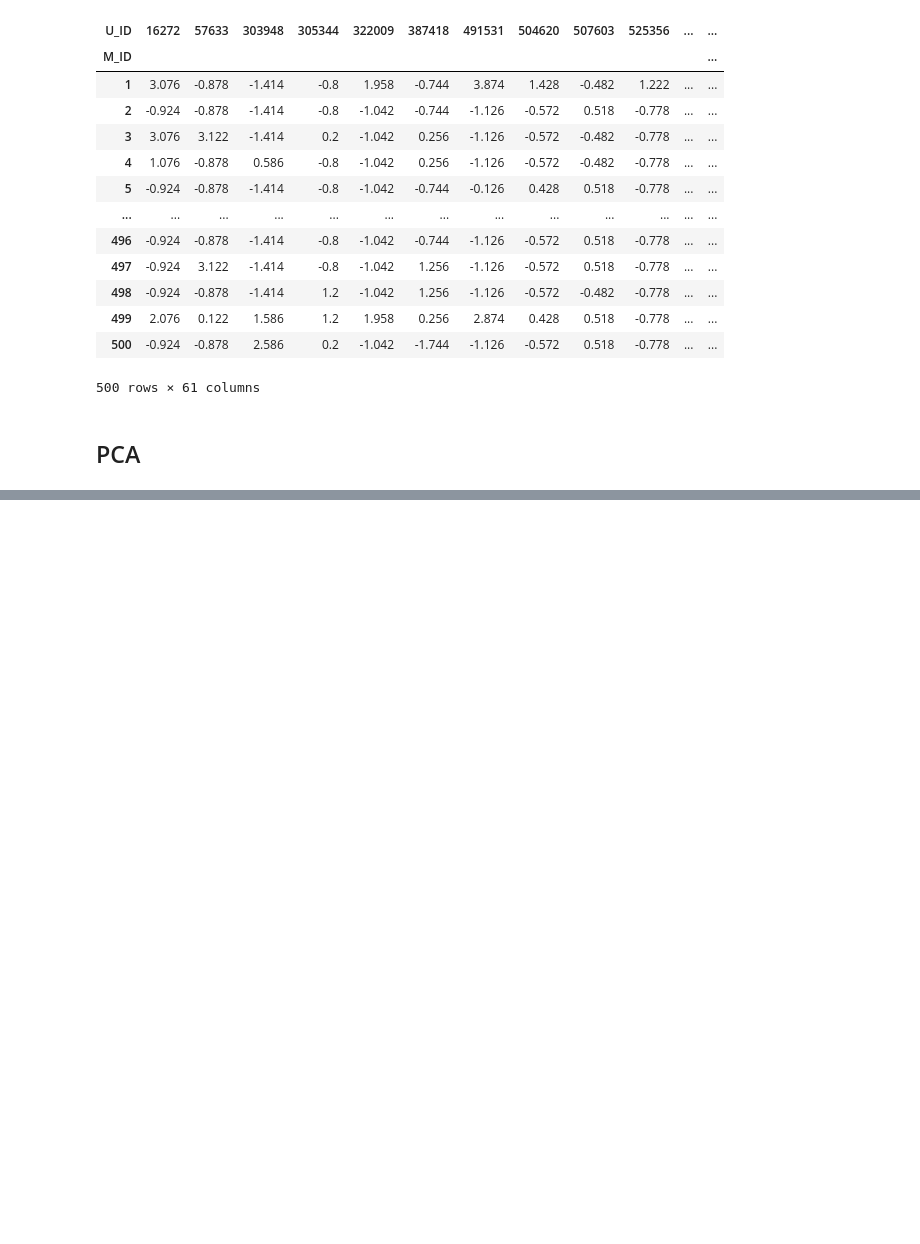
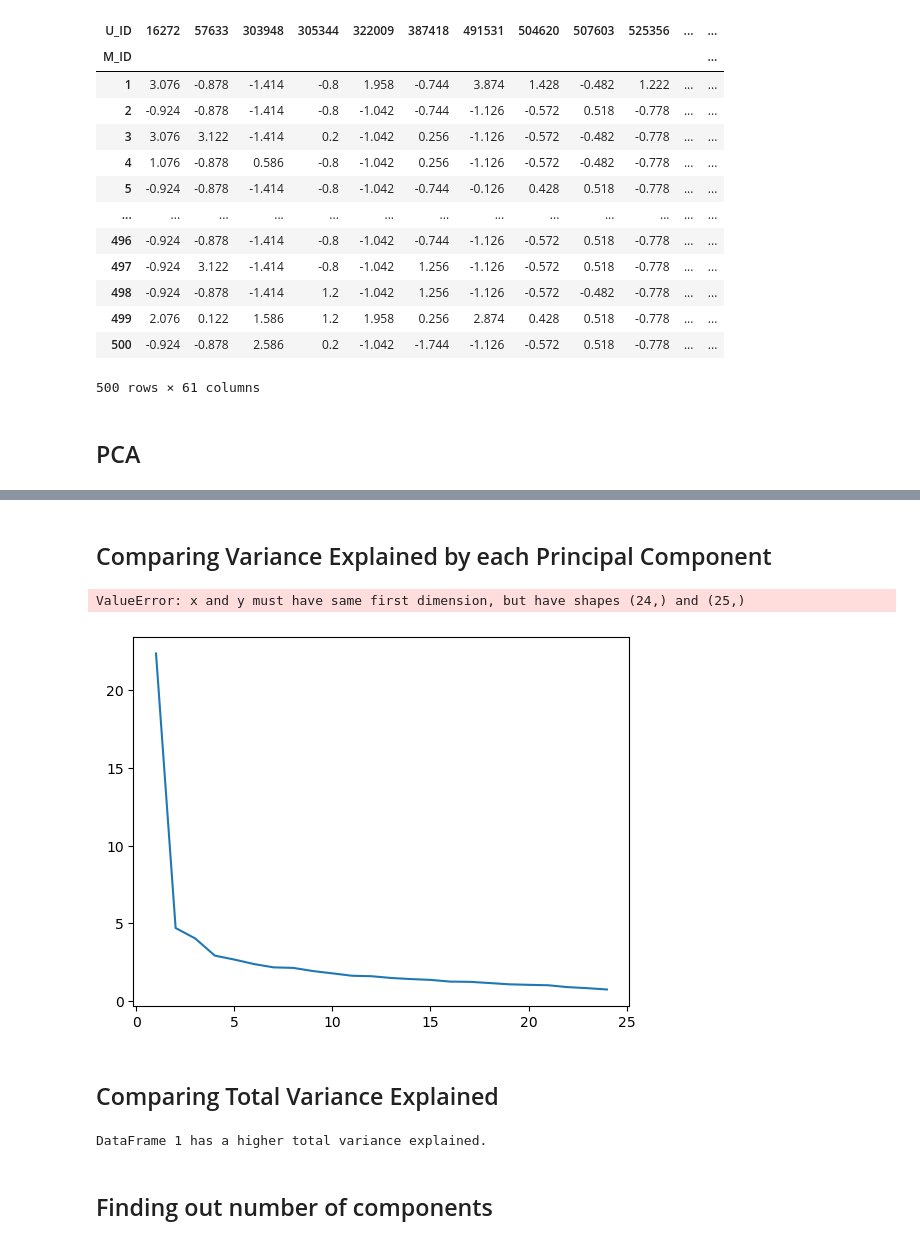
Before and after one commit to LeniaMalki/DistributedDataCompressionProject, a Jupyter notebook: DataProcessor .ipynb, the cells around one changed output, grey strips where cells are left out. Cells and saved outputs as stored; diff of their text form; code cells hidden in the pictures; blank space fills up the shorter version.

```diff
--- a/DataProcessor .ipynb
+++ b/DataProcessor .ipynb
@@ -202,0 +233,36 @@ print(dist_matrix)
+# %% [markdown]
+## Comparing Variance Explained by each Principal Component
+# %%
+# Step 1: Compute variance explained by each principal component for each dataframe
+variance_explained_1 = PCA_df_1.var(axis=0)
+variance_explained_2 = PCA_df_2.var(axis=0)
+
+# Step 2: Plot the variance explained
+x = range(1, len(variance_explained_1) + 1)  # X-axis values for principal components
+plt.plot(x, variance_explained_1, label='PCA_df_1')
+plt.plot(x, variance_explained_2, label='PCA_df_2')
+plt.xlabel('Principal Component')
+plt.ylabel('Variance Explained')
+plt.legend()
+plt.show()
+# %% [output]
+ValueError: x and y must have same first dimension, but have shapes (24,) and (25,)
+[figure, added]
+# %% [markdown]
+## Comparing Total Variance Explained
+# %%
+# Compute total variance explained for each dataframe
+total_variance_1 = PCA_df_1.sum().sum()
+total_variance_2 = PCA_df_2.sum().sum()
+
+# Compare the total variances
+if total_variance_1 > total_variance_2:
+    print("DataFrame 1 has a higher total variance explained.")
+elif total_variance_1 < total_variance_2:
+    print("DataFrame 2 has a higher total variance explained.")
+else:
+    print("Both dataframes have the same total variance explained.")
+# %% [output]
+DataFrame 1 has a higher total variance explained.
+# %% [markdown]
+## Finding out number of components
```
Also changed, not shown: parts of 16 cells of this notebook.
